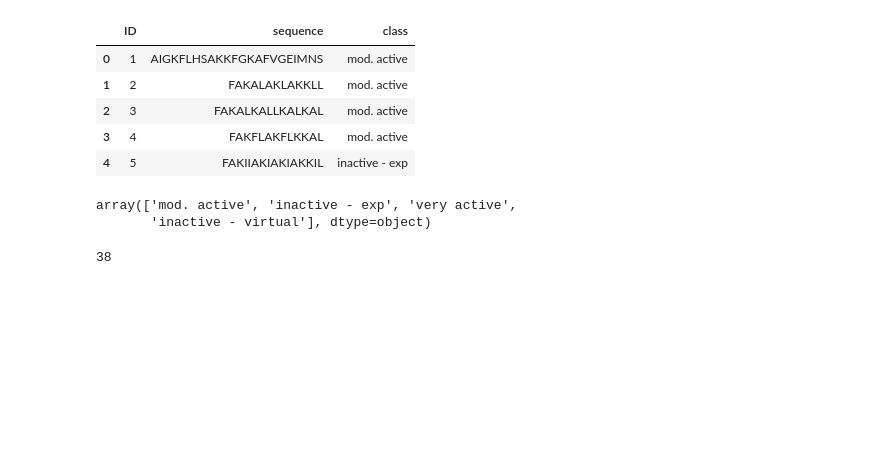
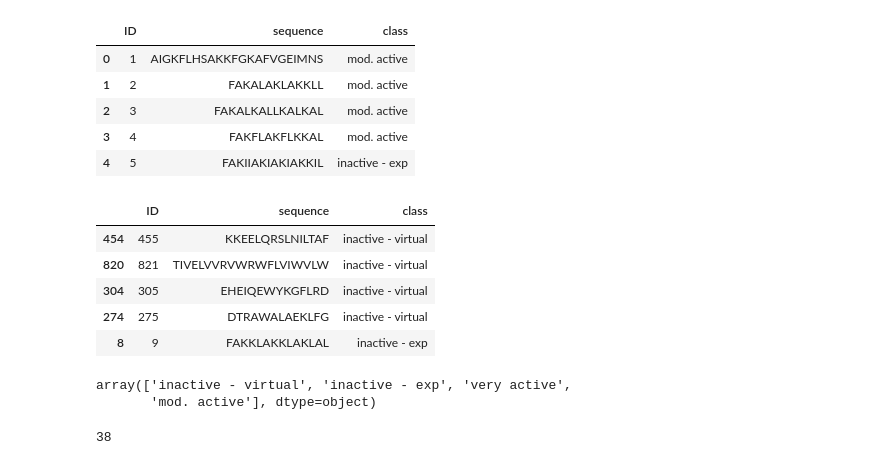
Before and after one commit to alirezash97/Pattern-Recognition-Course, a Jupyter notebook: Anticancer_peptides.ipynb, the cells around one changed output. Drawn from its saved outputs; the diff is of its cells as text; code cells hidden in the pictures; blank space fills up the shorter version.

```diff
--- a/Anticancer_peptides.ipynb
+++ b/Anticancer_peptides.ipynb
@@ -21,11 +21,23 @@ lung_data.head()
 | 2 | 3 | FAKALKALLKALKAL | mod. active |
 | 3 | 4 | FAKFLAKFLKKAL | mod. active |
 | 4 | 5 | FAKIIAKIAKIAKKIL | inactive - exp |
+# %%
+# shuffle dataset rows
+
+lung_data = lung_data.sample(frac=1)
+lung_data.head()
+# %% [output]
+|  | ID | sequence | class |
+| 454 | 455 | KKEELQRSLNILTAF | inactive - virtual |
+| 820 | 821 | TIVELVVRVWRWFLVIWVLW | inactive - virtual |
+| 304 | 305 | EHEIQEWYKGFLRD | inactive - virtual |
+| 274 | 275 | DTRAWALAEKLFG | inactive - virtual |
+| 8 | 9 | FAKKLAKKLAKLAL | inactive - exp |
 # %%
 lung_data['class'].unique()
 # %% [output]
-array(['mod. active', 'inactive - exp', 'very active',
-       'inactive - virtual'], dtype=object)
+array(['inactive - virtual', 'inactive - exp', 'very active',
+       'mod. active'], dtype=object)
 # %%
 # find the maximum number of chars
 
```
Also changed, not shown: parts of 11 cells of this notebook.
